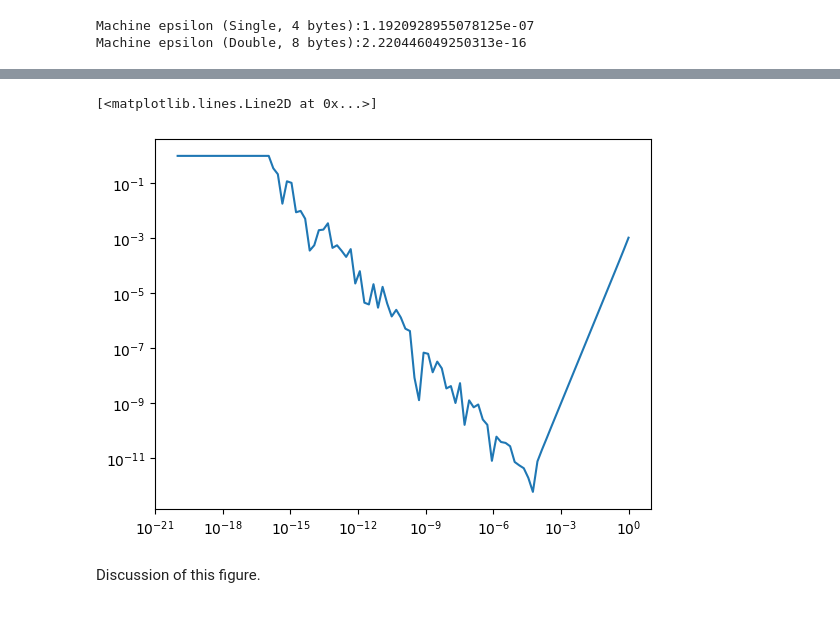
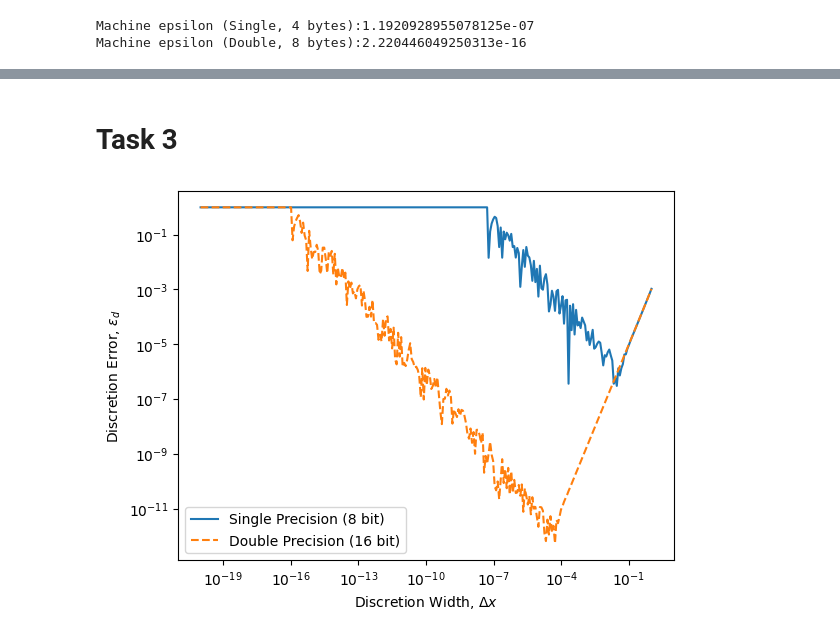
Before and after one commit to Rettdog/SG2212-Homework, a Jupyter notebook: hw1.ipynb, the cells around one changed output, grey strips where cells are left out. Saved outputs shown, nothing was run; the diff lists cells and outputs as text; code cells hidden in the pictures.

```diff
--- a/hw1.ipynb
+++ b/hw1.ipynb
@@ -58,49 +23,59 @@ Plot $\epsilon _d$ vs. $\Delta x$ on a log-log plot
+# %% [markdown]
+# Task 3
 # %%
 import matplotlib as mpl
 import matplotlib.pyplot as plt
 
-exponents = np.linspace(-20, 0, 100)
-delta_x = [np.float64(10**n) for n in exponents]
+# Givens
+# ======
 
-# Define the function
+# Set exponent values so delta_x is evenly spaced in log axis
+exponents = np.linspace(-20, 0, 300)
+# Set the precision on the delta_x array which carries precision throughout equations
+delta_x_single = np.array([10**n for n in exponents], dtype="float32") # Δx
+delta_x_double = np.array([10**n for n in exponents], dtype="float64")
+
+# Define the function f(x)
 def f(x):
     return 1/(2+x) + x**2
 
-# Define the function for array parameters
-def f_array(x):
-    return [f(x_n) for x_n in x]
+# Numeric centered difference scheme for derivative of f(x)
+def dfdx_n(x, delta_x):
+    return ( f(x+delta_x) - f(x-delta_x) ) / (2 * delta_x)
 
-# Analytic derivative for f(x)
+# Analytic Derivatives
+# ====================
+
+# Analytic 1st derivative for f(x)
 def dfdx(x):
     return -1/(2+x)**2 + 2*x
 
-# Analytic derivative defined for arrays
-def dfdx_array(x):
-    return [dfdx(x_n) for x_n in x]
-
-# Numeric centered difference scheme
-def dfdx_n(x, delta_x):
-    return ( f(x+delta_x) - f(x-delta_x) ) / (2 * delta_x)
-
-# Numeric derivative for single value of x and array of delta_x values
-def dfdx_n_array(x, delta_x):
-    return [dfdx_n(x, delta_x_n) for delta_x_n in delta_x]
-
-# Analytic 2nd Derivate for f(x)
+# Analytic 2nd derivate for f(x)
 def d2fdx2(x):
     return 2/(2+x)**3 + 2
 
-# Analytic 3rd Derivate for f(x)
+# Analytic 3rd derivate for f(x)
 def d3fdx3(x):
     return -6/(2+x)**4
 
-# Relative discretion error
-e_d = np.abs( ( np.ones(len(delta_x))*dfdx(2.0) - dfdx_n_array(2.0, delta_x) ) / dfdx(2.0) )
-#print(e_d)
+# Calculating Relative Discretion Error
+# =====================================
 
-plt.loglog(delta_x, e_d)
+# Given equation for relative discretion error
+# (Note: the sign is flipped inside absolute value, which has no effect on ε_d)
+# (Note: the precision is determined by the dtype of delta_x)
+e_d_single = np.abs(( dfdx(2.0) - dfdx_n(2.0, delta_x_single) ) / dfdx(2.0) ) # ε_d
+e_d_double = np.abs(( dfdx(2.0) - dfdx_n(2.0, delta_x_double) ) / dfdx(2.0) )
+
+# Plot ε_d vs. Δx on a loglog scale
+# ====================
+plt.figure()
+plt.loglog(delta_x_single, e_d_single, linestyle="-")
+plt.loglog(delta_x_double, e_d_double, linestyle="--")
+#plt.title("Relative Discretion Error with Varying Width of Approximation")
+plt.xlabel(r'Discretion Width, $\Delta x$')
+plt.ylabel(r'Discretion Error, $\varepsilon _d$')
+plt.legend(["Single Precision (8 bit)", "Double Precision (16 bit)"])
+plt.show()
 # %% [output]
-[<matplotlib.lines.Line2D at 0x...>]
-[figure, old version]
+[figure, new version]
-# %% [markdown]
-Discussion of this figure.
```
Also changed, not shown: parts of 7 cells of this notebook, 2 other files.
